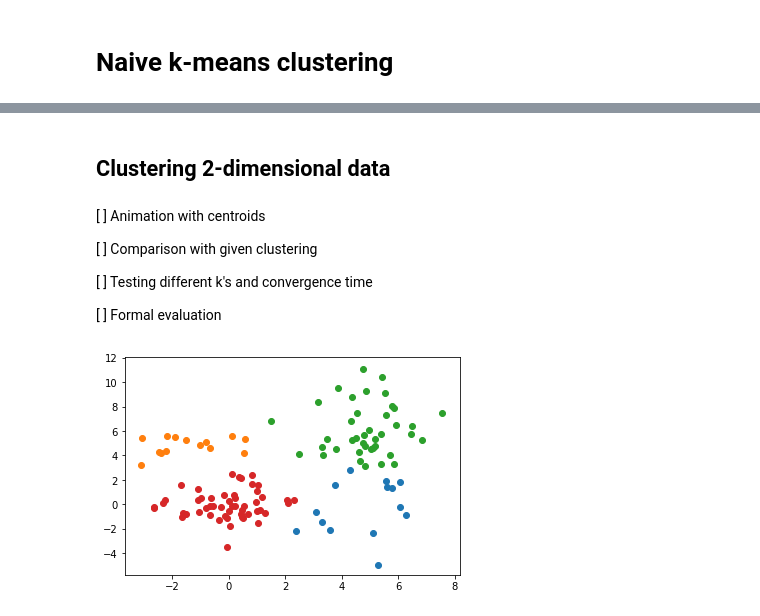
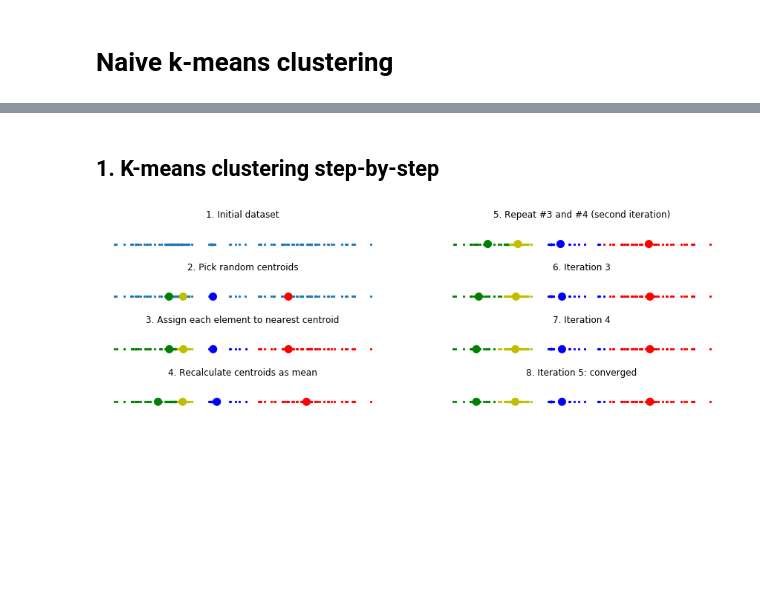
Before and after one commit to louisgevers/k-means-clustering-python, a Jupyter notebook: notebooks/01-naive-k-means-clustering.ipynb, the cells around one changed output, grey strips where cells are left out. Saved outputs shown, nothing was run; the diff lists cells and outputs as text; code cells hidden in the pictures; blank space fills up the shorter version.

Commit message:
Add visuals for notebook

```diff
--- a/notebooks/01-naive-k-means-clustering.ipynb
+++ b/notebooks/01-naive-k-means-clustering.ipynb
@@ -30,19 +11,9 @@ for cluster in clusters:
-# %% [markdown]
-## Clustering 2-dimensional data
-# %% [markdown]
-[ ] Animation with centroids
-
-[ ] Comparison with given clustering
-
-[ ] Testing different k's and convergence time
-
-[ ] Formal evaluation
-# %%
-points, ideal_clusters = data.get_2d_dataset()
-
-k = 4
-clusters = kmeans.k_means_clustering(points, k, SEED)
-for cluster in clusters:
-    plt.scatter(cluster[:,0], cluster[:,1])
-# %% [output]
-[figure, removed]
+# %%
+points_1, ideal_clusters_1 = data.get_1d_dataset()
+points_2, ideal_clusters_2 = data.get_2d_dataset()
+# %% [markdown]
+## 1. K-means clustering step-by-step
+# %%
+visuals.step_by_step_1d(points_1, SEED)
+# %% [output]
+[figure, added]
```
Also changed, not shown: parts of 12 cells of this notebook, 3 other files.
